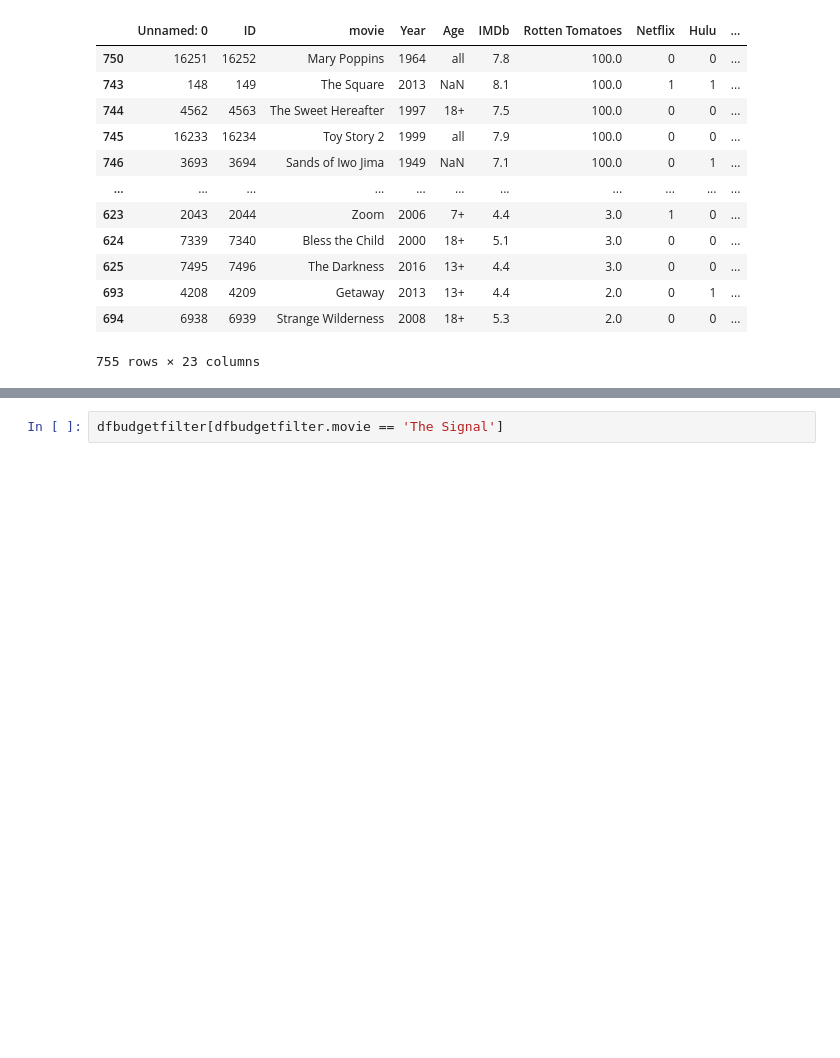
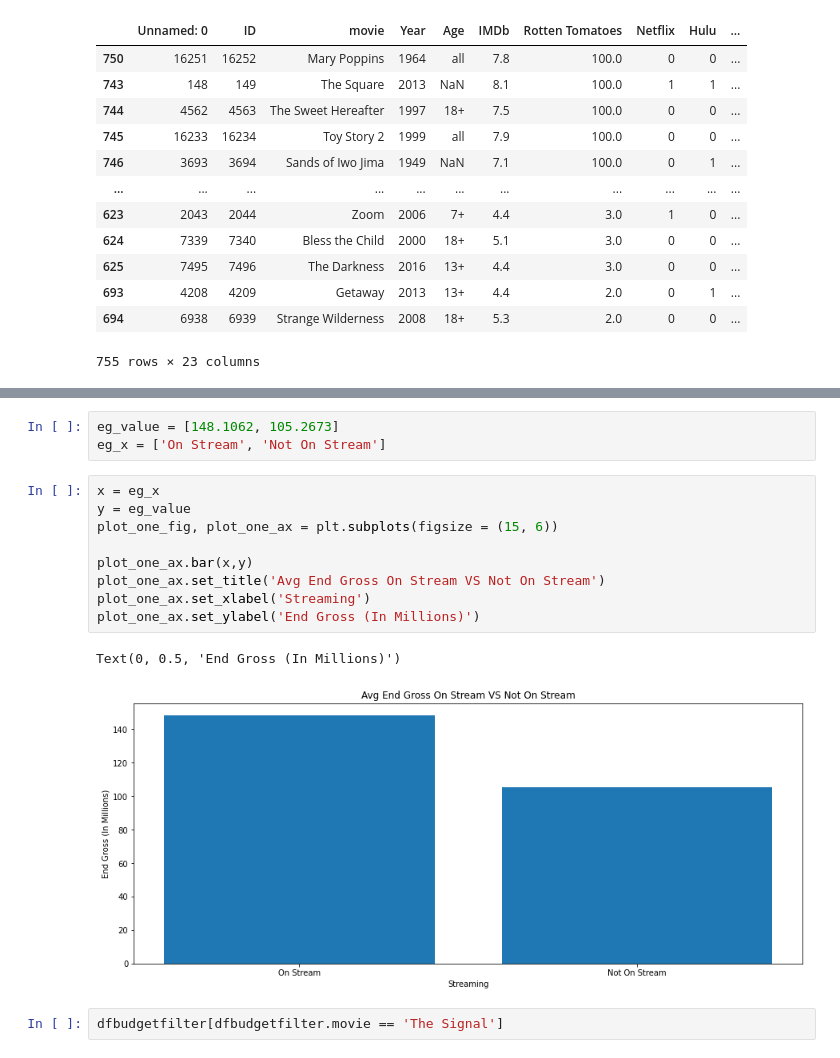
Before and after one commit to cclacey/microsoft_movie_analysis, a Jupyter notebook: create_sql_database.ipynb, the cells around one changed output, grey strips where cells are left out. Saved outputs shown, nothing was run; the diff lists cells and outputs as text; blank space fills up the shorter version.

```diff
--- a/create_sql_database.ipynb
+++ b/create_sql_database.ipynb
@@ -641,3 +706,18 @@ last_data.sort_values('Rotten Tomatoes', ascending = False)
+# %%
+eg_value = [148.1062, 105.2673]
+eg_x = ['On Stream', 'Not On Stream']
+# %%
+x = eg_x
+y = eg_value
+plot_one_fig, plot_one_ax = plt.subplots(figsize = (15, 6))
+
+plot_one_ax.bar(x,y)
+plot_one_ax.set_title('Avg End Gross On Stream VS Not On Stream')
+plot_one_ax.set_xlabel('Streaming')
+plot_one_ax.set_ylabel('End Gross (In Millions)')
+# %% [output]
+Text(0, 0.5, 'End Gross (In Millions)')
+[figure, added]
 # %%
 dfbudgetfilter[dfbudgetfilter.movie == 'The Signal']
 # %% [output]
```
Also changed, not shown: parts of 16 cells of this notebook.
